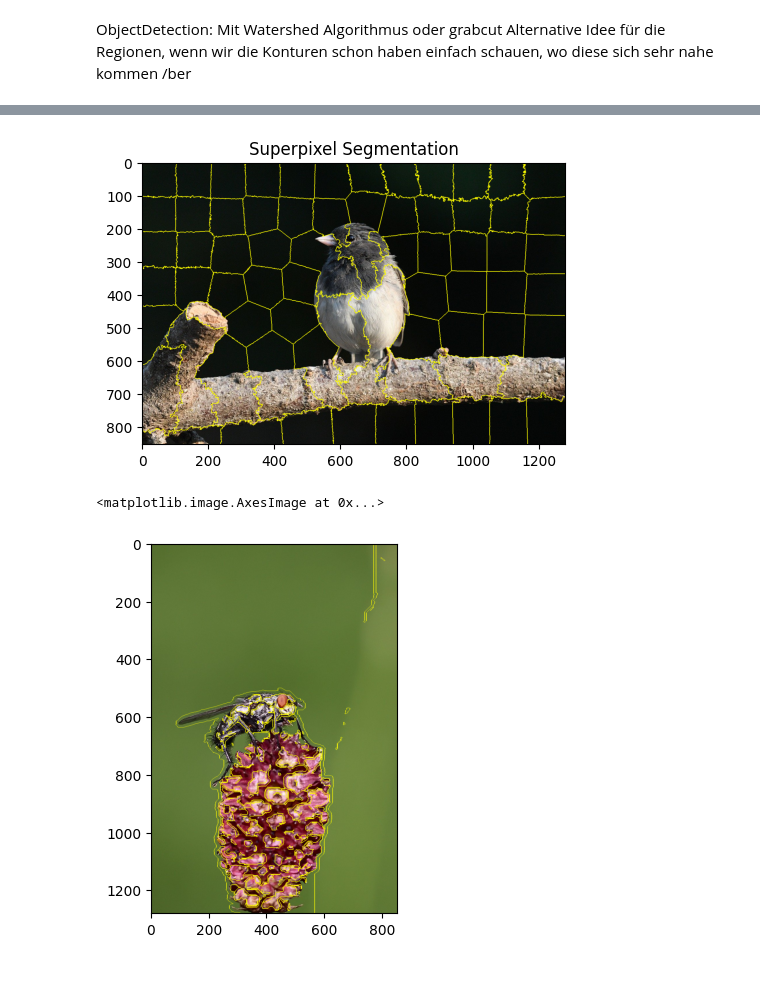
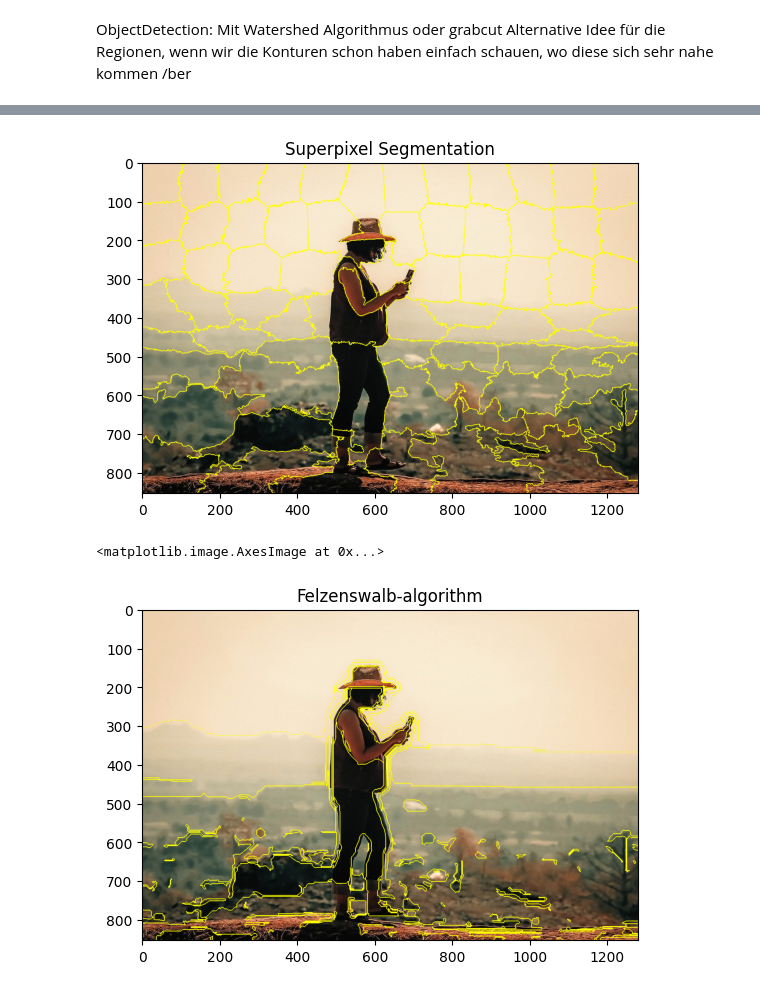
Before and after one commit to uol-mediaprocessing-2023-2024-classroom/project-line-art, a Jupyter notebook: dokumentary/ObjectDetection.ipynb, the cells around one changed output, grey strips where cells are left out. Saved outputs shown, nothing was run; the diff lists cells and outputs as text; code cells hidden in the pictures.

```diff
--- a/dokumentary/ObjectDetection.ipynb
+++ b/dokumentary/ObjectDetection.ipynb
@@ -57,38 +57,37 @@ from skimage.segmentation import slic, mark_boundaries
 import matplotlib.pyplot as plt
 
 # Read the image
-image = cv2.imread('pictures/dark-eyed-junco.jpg')
+image = cv2.imread('pictures/woman.jpg')
 
 # Convert the image to RGB (scikit-image slic requires RGB format)
 image_rgb = cv2.cvtColor(image, cv2.COLOR_BGR2RGB)
 
 # Perform superpixel clustering using SLIC
-segments = slic(image_rgb, n_segments=100, compactness=10)
+segments = slic(image_rgb, n_segments=100, compactness=5)
 
 # Create a mask that indicates the boundaries of the segments
 segmentation_mask = mark_boundaries(image_rgb, segments)
 
 # Display the original image and the segmented image with boundaries
-plt.figure(figsize=(12, 6))
-plt.subplot(122)
 plt.imshow(segmentation_mask)
 plt.title('Superpixel Segmentation')
 
 plt.show()
 # %% [output]
-[figure, old version]
+[figure, new version]
 # %%
 from matplotlib import pyplot as plt
 import numpy as np
 import skimage.segmentation as sk
 from skimage.io import imread
 from PIL import Image
 
-image = imread('pictures/insect.jpg')
+image = imread('pictures/woman.jpg')
 segments = sk.felzenszwalb(image,scale=150,sigma=5,min_size=20)
 image = sk.mark_boundaries(image,segments)
 
+plt.title('Felzenswalb-algorithm')
 plt.imshow(image)
 # %% [output]
 <matplotlib.image.AxesImage at 0x...>
-[figure, old version]
+[figure, new version]
```
Also changed, not shown: parts of 3 cells of this notebook, 2 other files.
